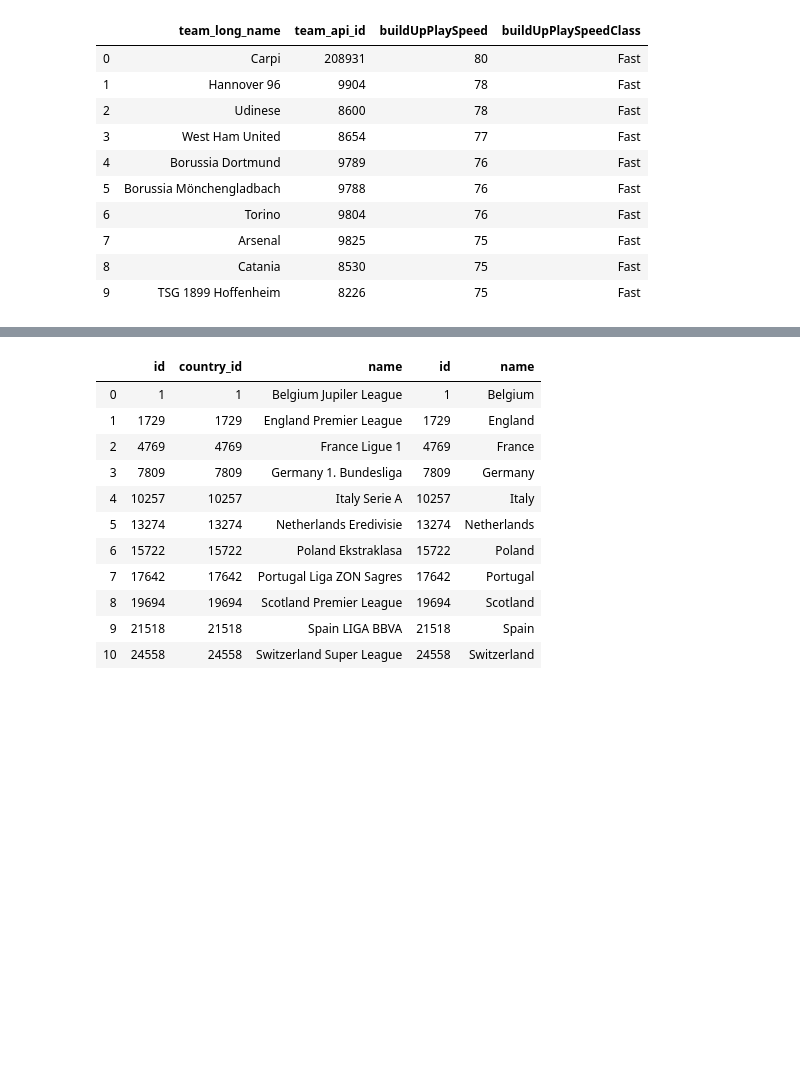
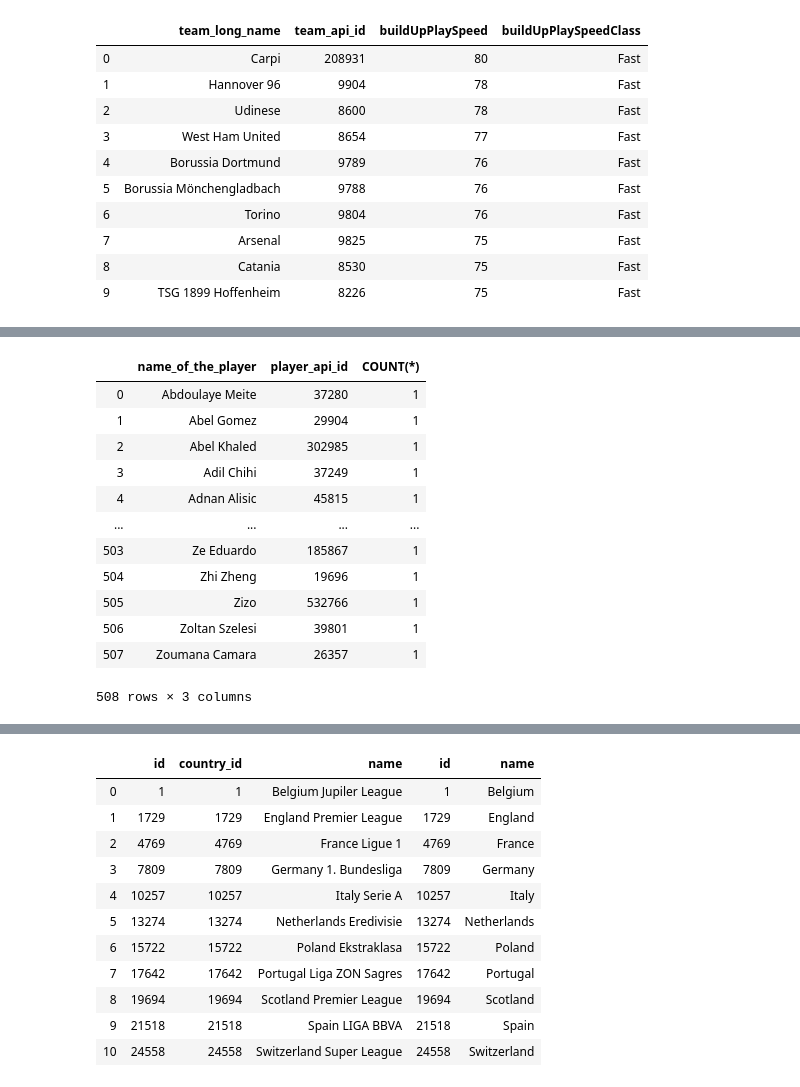
Before and after one commit to riyasql/Football-Data-Analysis-using-Python-and-SQL, a Jupyter notebook: Football Data Analysis using SQL.ipynb, the cells around one changed output, grey strips where cells are left out. Drawn from its saved outputs; the diff is of its cells as text; code cells hidden in the pictures; blank space fills up the shorter version.

```diff
--- a/Football Data Analysis using SQL.ipynb
+++ b/Football Data Analysis using SQL.ipynb
@@ -134,0 +228,46 @@ best_palyer
+# %%
+best_players_of_2015 = pd.read_sql("""WITH t2 AS (WITH t1 AS (SELECT p.player_name player_name,
+                                                                     p.player_api_id,
+                                                                     pa.overall_rating best_rating,
+                                                                     pa.date,
+                                                                     pa.potential,
+                                                                     pa.finishing finishing,
+                                                                     pa.short_passing,
+                                                                     pa.volleys,
+                                                                     pa.dribbling,
+                                                                     pa.free_kick_accuracy,
+                                                                     pa.penalties
+                                                                FROM player p
+                                                                JOIN player_attributes pa
+                                                                  ON p.player_api_id = pa.player_api_id
+                                                               WHERE date BETWEEN '2015-01-01' AND '2016-12-31')
+
+                                                SELECT t1.player_name name_of_the_player,
+                                                       t1.player_api_id,
+                                                       t1.best_rating player_rating,
+                                                       t1.finishing player_finishing,
+                                                       t1.penalties
+                                                  FROM t1
+                                                 ORDER BY 3 DESC)
+
+                                      SELECT t2.name_of_the_player,
+                                             t2.player_api_id,
+                                             COUNT(*)
+                                        FROM t2
+                                       GROUP BY 1,2
+                                      HAVING COUNT(2) = 1;""", conn)
+best_players_of_2015
+# %% [output]
+|  | name_of_the_player | player_api_id | COUNT(*) |
+| 0 | Abdoulaye Meite | 37280 | 1 |
+| 1 | Abel Gomez | 29904 | 1 |
+| 2 | Abel Khaled | 302985 | 1 |
+| 3 | Adil Chihi | 37249 | 1 |
+| 4 | Adnan Alisic | 45815 | 1 |
+| ... | ... | ... | ... |
+| 503 | Ze Eduardo | 185867 | 1 |
+| 504 | Zhi Zheng | 19696 | 1 |
+| 505 | Zizo | 532766 | 1 |
+| 506 | Zoltan Szelesi | 39801 | 1 |
+| 507 | Zoumana Camara | 26357 | 1 |
+508 rows × 3 columns
```
Also changed, not shown: parts of 19 cells of this notebook.
